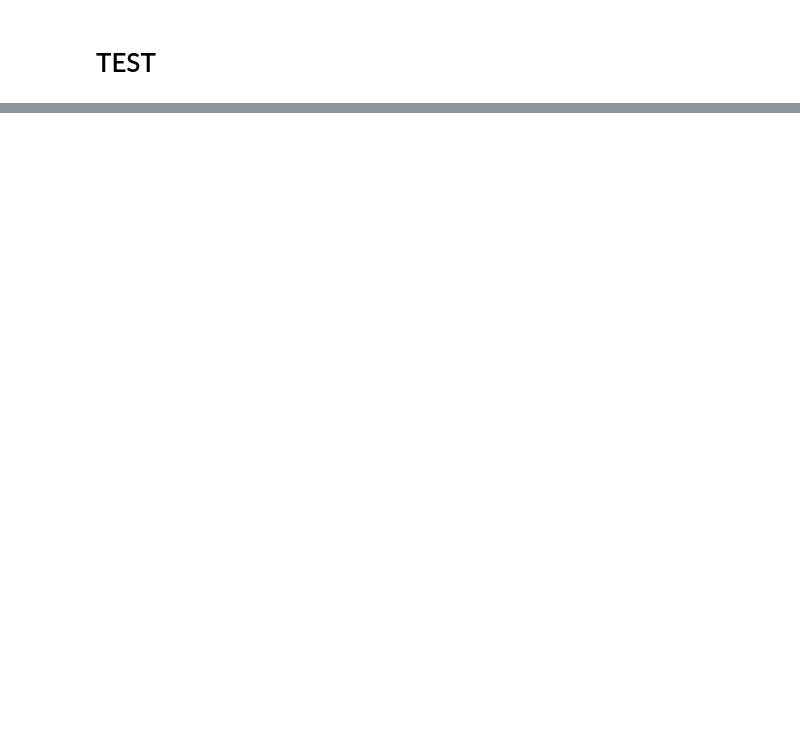
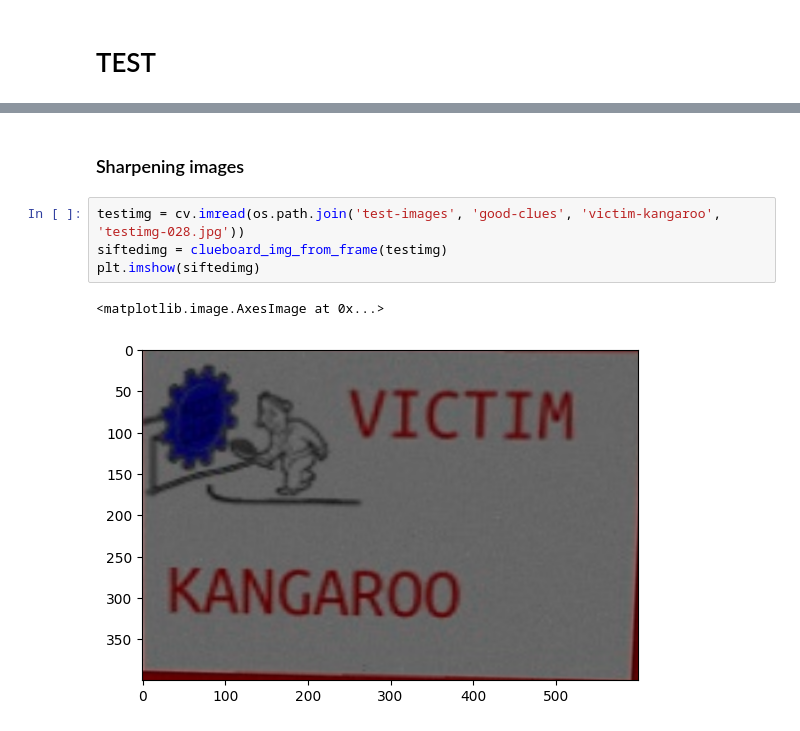
Before and after one commit to rcaerbannog/ENPH353-clueboard-reader, a Jupyter notebook: sift_and_cnn.ipynb, the cells around one changed output, grey strips where cells are left out. Cells and saved outputs as stored; diff of their text form; blank space fills up the shorter version.

```diff
--- a/sift_and_cnn.ipynb
+++ b/sift_and_cnn.ipynb
@@ -133,2 +148,11 @@ print(clue_value)
 BANDIT
 GOKU
+# %% [markdown]
+### Sharpening images
+# %%
+testimg = cv.imread(os.path.join('test-images', 'good-clues', 'victim-kangaroo', 'testimg-028.jpg'))
+siftedimg = clueboard_img_from_frame(testimg)
+plt.imshow(siftedimg)
+# %% [output]
+<matplotlib.image.AxesImage at 0x...>
+[figure, added]
```
Also changed, not shown: parts of 9 cells of this notebook, 2 other files.
